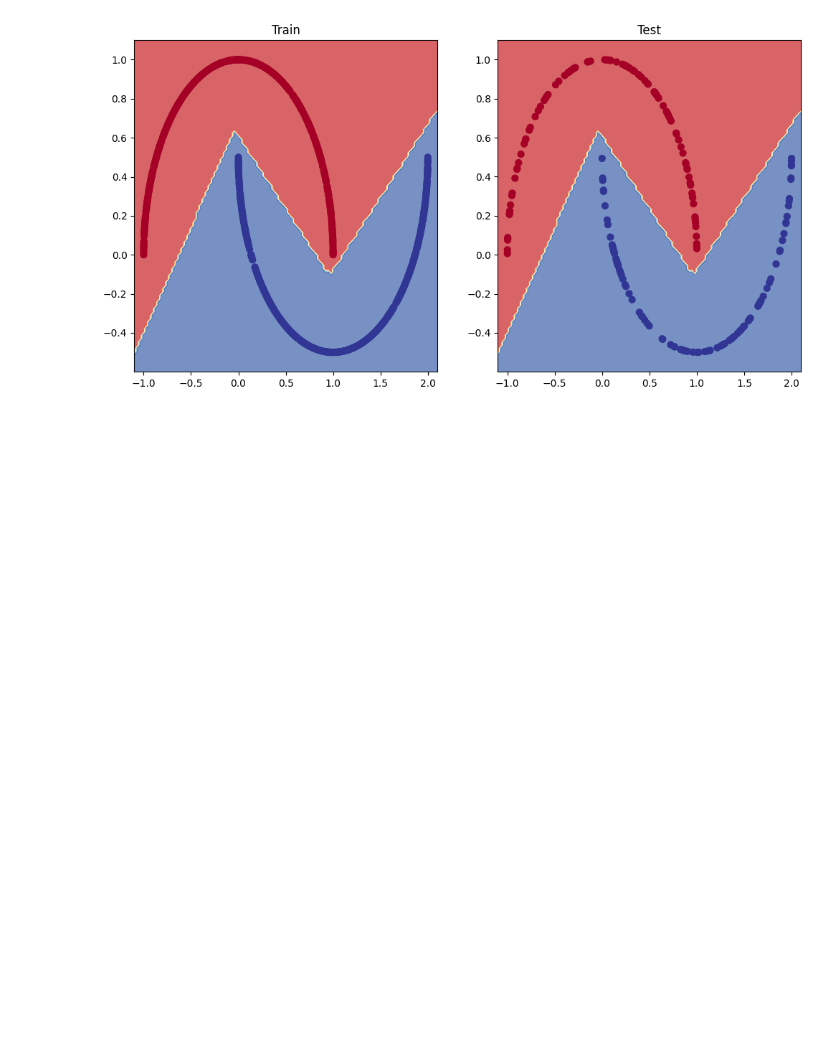
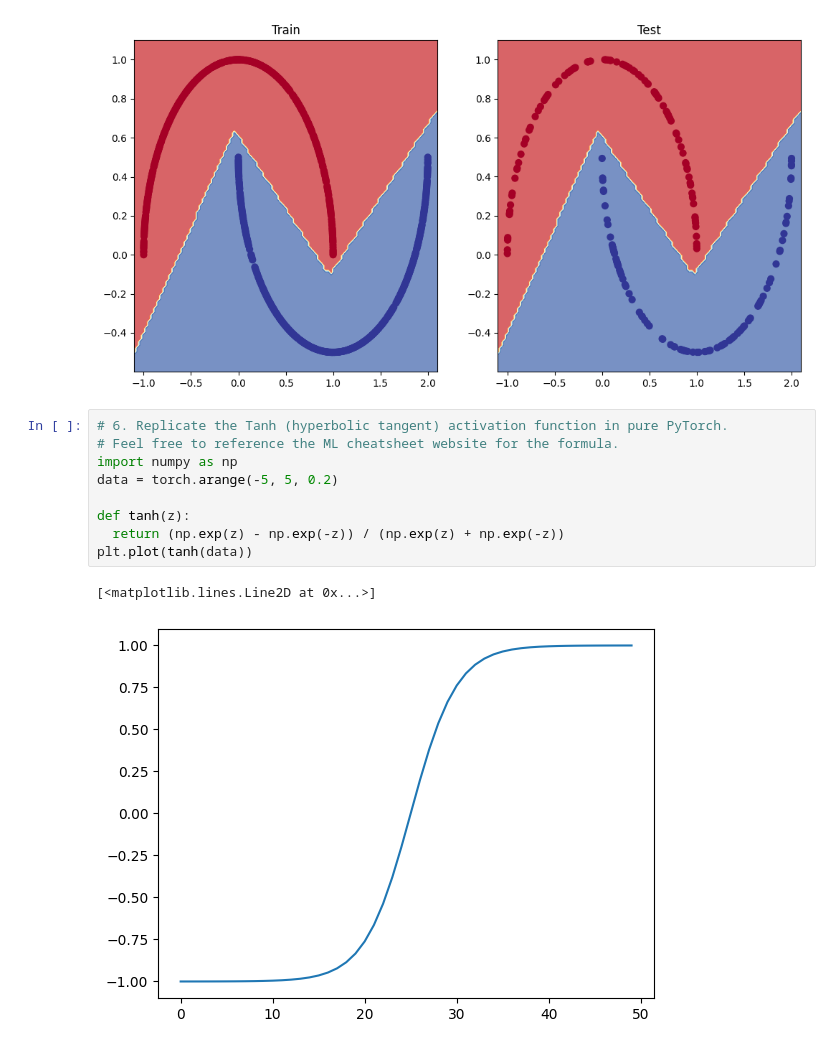
Before and after one commit to TudorMurariu/Learning-Pytorch, a Jupyter notebook: 02 PyTorch Neural Network.ipynb, the cells around one changed output. Cells and saved outputs as stored; diff of their text form; blank space fills up the shorter version.

```diff
--- a/02 PyTorch Neural Network.ipynb
+++ b/02 PyTorch Neural Network.ipynb
@@ -346,3 +346,15 @@ plt.title("Test")
 plot_decision_boundary(model_moon, X_test, y_test)
 # %% [output]
 [figure]
+# %%
+# 6. Replicate the Tanh (hyperbolic tangent) activation function in pure PyTorch.
+# Feel free to reference the ML cheatsheet website for the formula.
+import numpy as np
+data = torch.arange(-5, 5, 0.2)
+
+def tanh(z):
+  return (np.exp(z) - np.exp(-z)) / (np.exp(z) + np.exp(-z))
+plt.plot(tanh(data))
+# %% [output]
+[<matplotlib.lines.Line2D at 0x...>]
+[figure, added]
```
